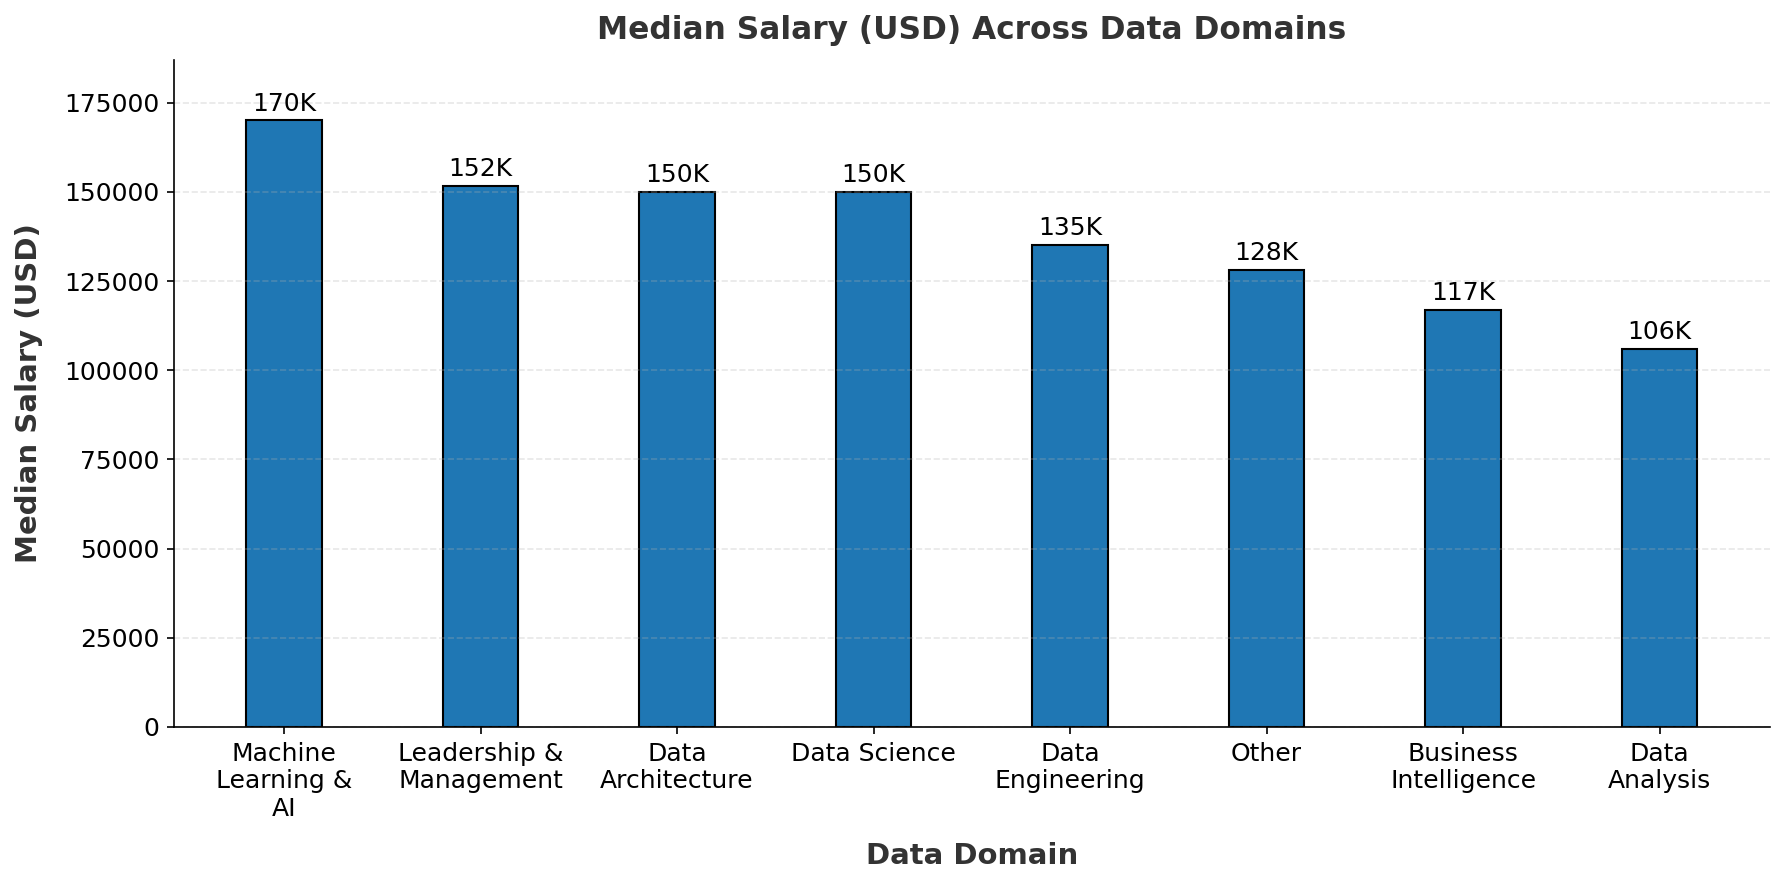
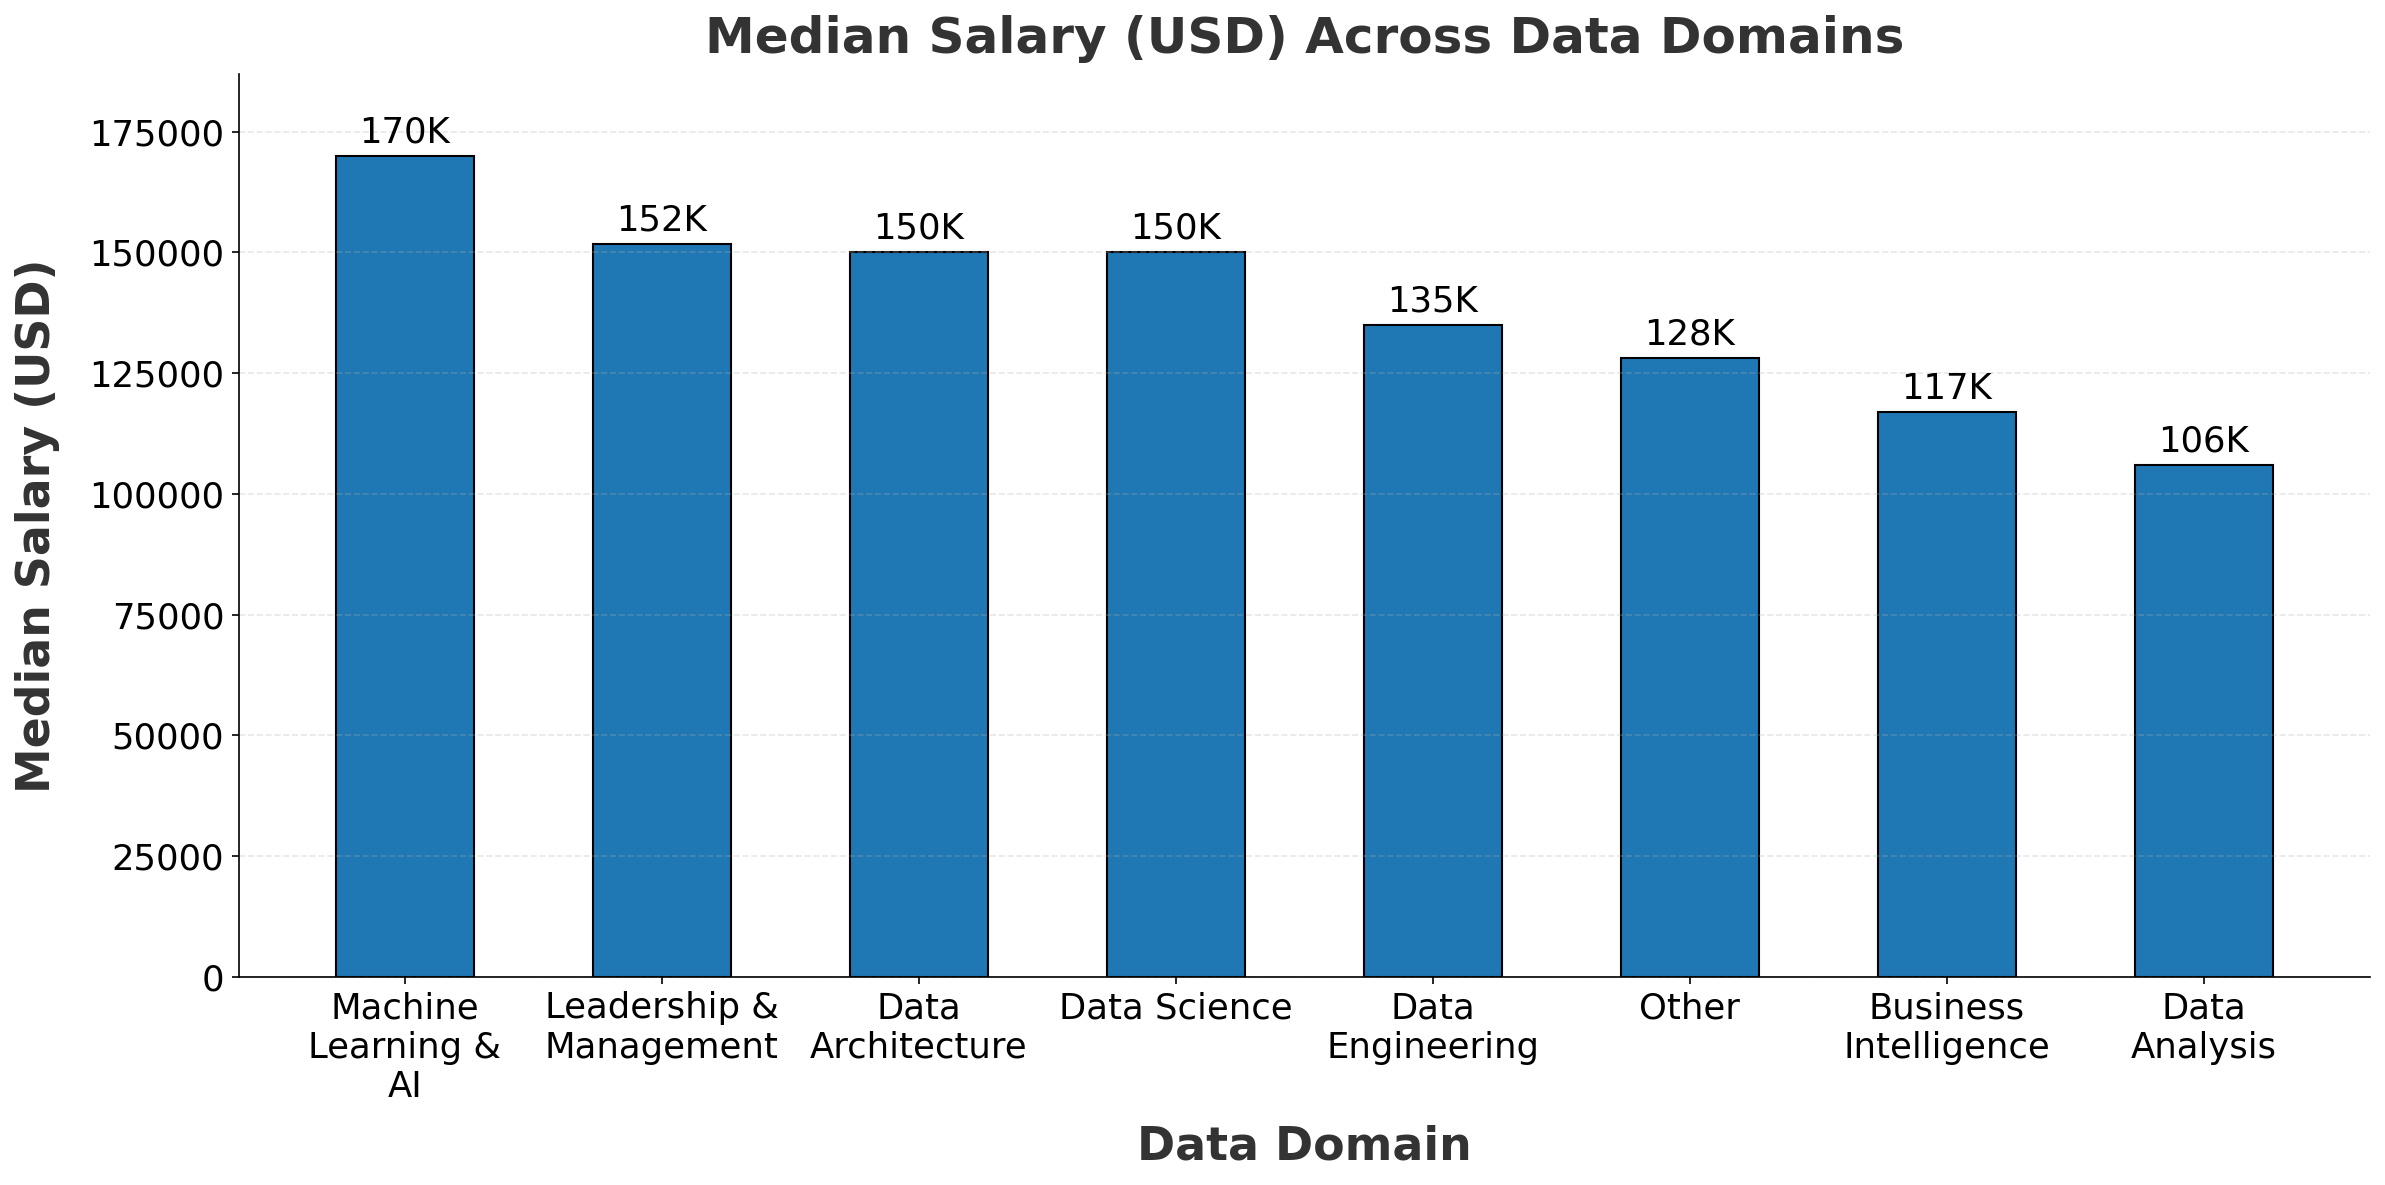
The change to this notebook cell's code, shown as a diff; its figure went from the first image to the second:
--- before
+++ after
@@ -13,8 +13,8 @@
 
 # Create figure
-plt.figure(figsize=(12, 6), dpi=150)
+plt.figure(figsize=(16, 8), dpi=150)
 
 # Bar plot
-plt.bar(pos, y, width=0.5, edgecolor="black")
+plt.bar(pos, y, width=0.7, edgecolor="black")
 
 # Titles and labels
@@ -23,13 +23,13 @@
     color="#333333",
     fontweight="bold",
-    fontsize=15,
+    fontsize=24,
     pad=10
 )
-plt.xlabel("Data Domain", fontweight="bold", fontsize=14, labelpad=10, color="#333333")
-plt.ylabel("Median Salary (USD)", fontweight="bold", fontsize=14, labelpad=10, color="#333333")
+plt.xlabel("Data Domain", fontweight="bold", fontsize=22, labelpad=10, color="#333333")
+plt.ylabel("Median Salary (USD)", fontweight="bold", fontsize=22, labelpad=14, color="#333333")
 
 # Axis formatting
-plt.xticks(pos, wrapped_labels, fontsize=12)
-plt.yticks(fontsize=12)
+plt.xticks(pos, wrapped_labels, fontsize=17)
+plt.yticks(fontsize=17)
 
 # Add value labels (formatted as K)
@@ -42,5 +42,5 @@
         ha='center',
         va='bottom',
-        fontsize=12
+        fontsize=17
     )
 

Commit: Enhanced visualization clarity and formatting for better readability